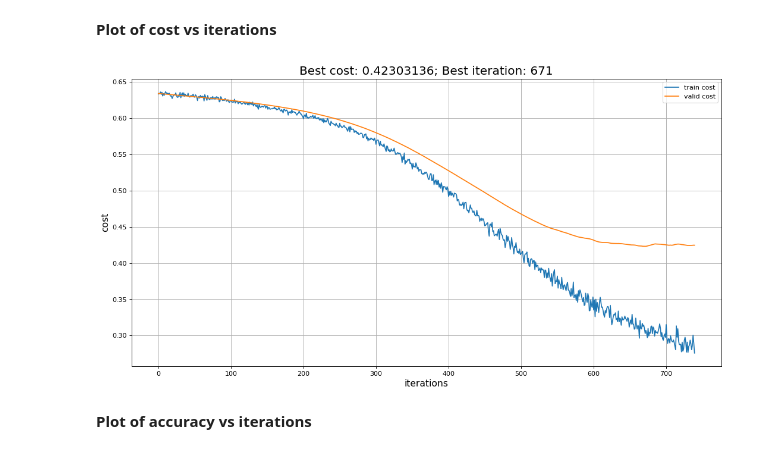
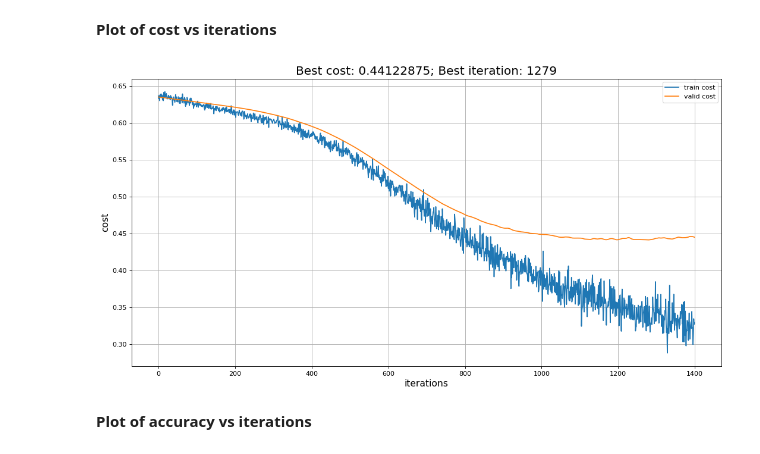
Before and after one commit to itratrahman/machine_learning_projects, a Jupyter notebook: spooky_author_identification/model/text_classification_multi_layered_lstm.ipynb, the cells around one changed output. Saved outputs shown, nothing was run; the diff lists cells and outputs as text; code cells hidden in the pictures.

Commit message:
reran lstm model of spooky author identification

```diff
--- a/spooky_author_identification/model/text_classification_multi_layered_lstm.ipynb
+++ b/spooky_author_identification/model/text_classification_multi_layered_lstm.ipynb
@@ -50,4 +71,4 @@ submission_dir = "./submission/"
 # %%
-data = pd.read_csv(input_dir+'modified_train_data.csv')
 data = data.sample(frac=1,  random_state = np.random.seed()).reset_index(drop=True)
-test_data = pd.read_csv(input_dir+'modified_test_data.csv')
+data = data[~data['text'].isnull()]
+test_data = test_data[~test_data['text'].isnull()]
@@ -66,7 +84,7 @@ size = metadata['size']
 # %% [markdown]
 **Load the gensim word2vec model**
 # %%
-fname = "word2vec_model"
+fname = "word2vec_model.mdl"
 model = Word2VecKeyedVectors.load_word2vec_format(word2vec_dir+fname)
 # %% [markdown]
 ## 3. Distribution of authors in the train data
@@ -514,12 +532,12 @@ tf.reset_default_graph()
 **Create graph**
 # %%
 n_layers = 2
-n_neurons = 128
-max_length = n_steps = 80
+n_neurons = 32
+max_length = n_steps = 50
 n_inputs = size
 n_outputs = 3
-dense_layers = [32,16,n_outputs]
-learning_rate = (1e-5)*1
+dense_layers = [16,n_outputs]
+learning_rate = (1e-5)*2
 sequence_model = multilayer_lstm_model(n_steps, n_inputs, n_outputs, n_layers,
                                        n_neurons, dense_layers, learning_rate,
                                        device, tf_rand_seed, np_rand_seed)
@@ -528,9 +546,9 @@ sequence_model = multilayer_lstm_model(n_steps, n_inputs, n_outputs, n_layers,
 # %% [markdown]
 **Train model**
 # %%
-max_iter = 740
+max_iter = 1400
 batch_size = 200
-keep_prob = 0.75
+keep_prob = 0.50
 train_path = input_dir+"train_data.csv"
 train_data_reader = pd.read_csv(train_path, chunksize=batch_size)
 valid_path = input_dir+"valid_data.csv"
@@ -546,15 +564,16 @@ sequence_model.train_model(max_iter, batch_size, keep_prob,
 # %%
 plt.figure(figsize=(16, 8), dpi= 80, facecolor='w', edgecolor='k')
 plt.plot(sequence_model.train_cost, label = 'train cost')
 plt.plot(sequence_model.valid_cost, label = 'valid cost')
 plt.xlabel('iterations', fontsize = 14)
 plt.ylabel('cost', fontsize = 14)
-plt.title("Best cost: "+str(sequence_model.best_valid_cost)+"; Best iteration: "+str(sequence_model.best_iteration),fontsize = 18)
+plt.title("Best cost: "+str(sequence_model.best_valid_cost)+ \
+          "; Best iteration: "+str(sequence_model.best_iteration),fontsize = 18)
 plt.legend()
 plt.grid()
 plt.show()
 # %% [output]
-[figure, old version]
+[figure, new version]
 # %% [markdown]
 **Plot of accuracy vs iterations**
 # %%
```
Also changed, not shown: parts of 11 cells of this notebook, 1 other file.
